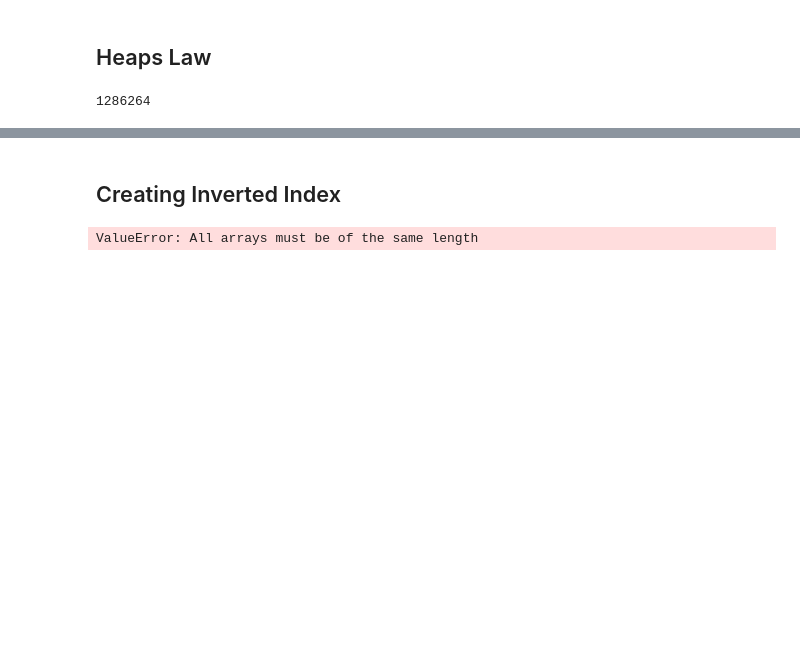
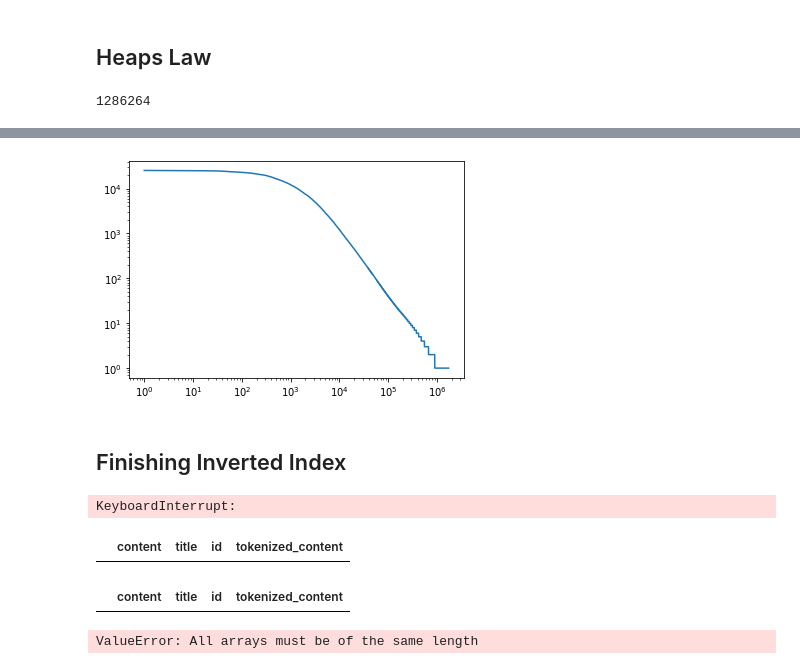
Before and after one commit to Diginyx/CS437-537, a Jupyter notebook: project1.ipynb, the cells around one changed output, grey strips where cells are left out. Saved outputs shown, nothing was run; the diff lists cells and outputs as text; code cells hidden in the pictures; blank space fills up the shorter version.

```diff
--- a/project1.ipynb
+++ b/project1.ipynb
@@ -104,3 +130,6 @@ for document in tqdm(wiki_dataframe_pickle['tokenized_content']):
 #     else:
 #         continue
 #     break
+# %%
+from collections import OrderedDict
+inv_idx_ordered = OrderedDict(sorted(inv_idx.items(), key=lambda item: len(item[1]), reverse=True))
@@ -192,2 +227,21 @@ heaps_law(heaps_law_dataset)
+# %%
+import matplotlib.pyplot as plt
+import math
+
+def zipfs_law(list_to_graph):
+        x = list()
+        y = list()
+
+        for i, word in enumerate(list_to_graph):
+            x.append(i+1)
+            y.append(len(inv_idx_ordered[word]))
+
+
+        plt.loglog(x, y)
+        plt.savefig("zipfs_law.png")
+# %%
+zipfs_law(inv_idx_ordered)
+# %% [output]
+[figure, added]
 # %% [markdown]
-## Creating Inverted Index
+## Finishing Inverted Index
@@ -201,17 +262,29 @@ for word in tqdm(vocab):
 ## this approach is too inefficient
 for word in tqdm(term_doc_list.keys()):
     for index, row in wiki_dataframe_pickle.iterrows():
-        if word in row['content']:
+        if word in row['tokenized_content']:
             term_doc_list[word] = [].append(row['id'])
 
     for term in wiki_dataframe_pickle['tokenized_content']:
         if term == word:
             term_freq_list[word] += 1 if term_freq_list[word] >= 0 else 0
+# %% [output]
+KeyboardInterrupt:
 # %%
 # better, but still too inefficient
+i = 0
 for word in tqdm(term_doc_list.keys()):
+    if i == 100:
+        break
+    i += 1
     result = wiki_dataframe_pickle[wiki_dataframe_pickle.eq(word).any(1)]
 result
+# %% [output]
+|  | content | title | id | tokenized_content |
+# %%
+result
+# %% [output]
+|  | content | title | id | tokenized_content |
 # %%
 inverted_index = pd.DataFrame({"term": vocab,
                                "doc_list": term_doc_list.values(),
```
Also changed, not shown: parts of 29 cells of this notebook, 4 other files.
